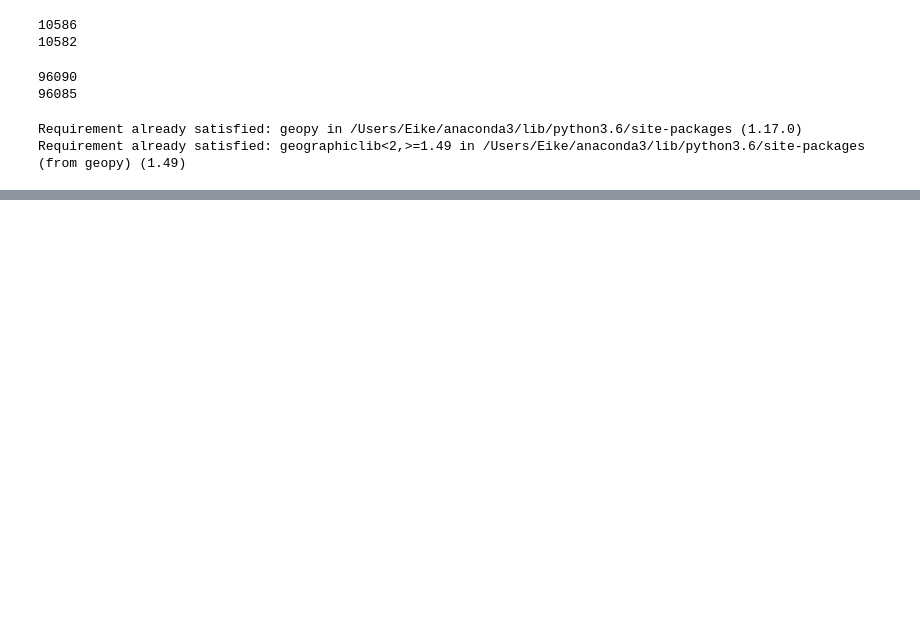
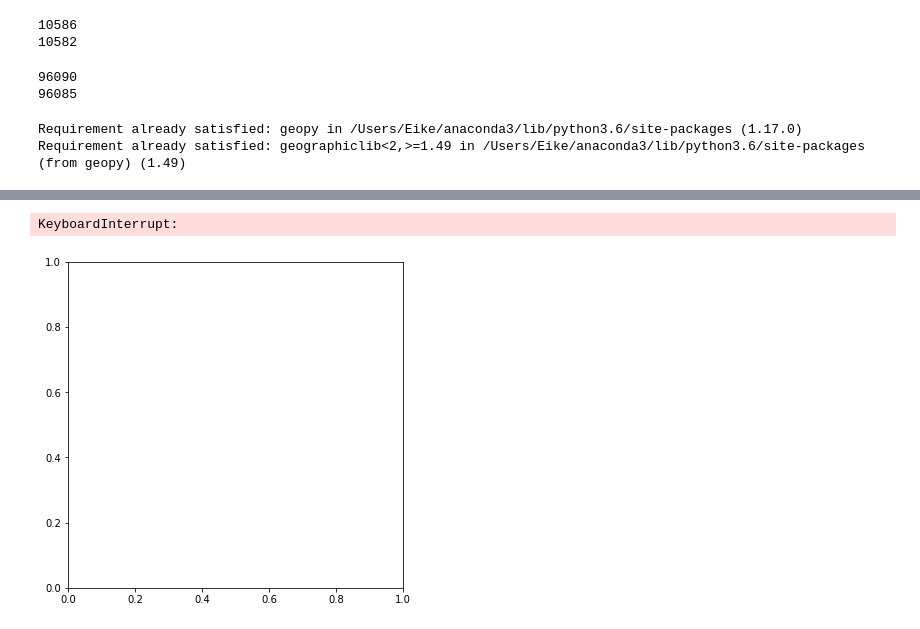
Before and after one commit to eikekutz/SocialGraphFinalProject, a Jupyter notebook: Part2-GeographicalNetwork.ipynb, the cells around one changed output, grey strips where cells are left out. Saved outputs shown, nothing was run; the diff lists cells and outputs as text; code cells hidden in the pictures; blank space fills up the shorter version.

Commit message:
geo graph improvemts and build of social network

```diff
--- a/Part2-GeographicalNetwork.ipynb
+++ b/Part2-GeographicalNetwork.ipynb
@@ -172,13 +173,23 @@ G = nx.MultiDiGraph()
 links = []
 user_id_unique=set(hosts['id'].tolist())
 G.add_nodes_from([(rows['name'],{'lat':rows['lat'],'lng':rows['lng']}) for idx,rows in cities.iterrows()])
-G.add_nodes_from([(rows['fromPublicAddressDescription'],{'lat':rows['lat'],'lng':rows['lng']}) for idx,rows in rev.iterrows() if rows['lat'] !='NaN' rows['lng']!='NaN')
-for idx,r in rev.iterrows():
+G.add_nodes_from([(rows['fromPublicAddressDescription'],{'lat':rows['lat'],'lng':rows['lng']}) for idx,rows in rev.iterrows() if rows['lat'] !='NaN' and rows['lng']!='NaN'])
+#for idx,r in rev.iterrows():
     #if r['from'] in hosts['id'].tolist() and r['to'] in hosts['id'].tolist():
-    if r['from'] in G.nodes().tolist()
-        if r['relationshipType']=='surf':
-            G.add_edge(hosts.loc[hosts['id']==r['from']]['city'].item(),hosts.loc[hosts['id']==r['to']]['city'].item())
-        if r['relationshipType']=='host':
-            G.add_edge(hosts.loc[hosts['id']==r['to']]['city'].item(),hosts.loc[hosts['id']==r['from']]['city'].item())
+    #if r['from'] in list(G.nodes()):
+    #    if r['relationshipType']=='surf':
+    #        #G.add_edge(hosts.loc[hosts['id']==r['from']]['city'].item(),hosts.loc[hosts['id']==r['to']]['city'].item())
+    #        G.add_edge()
+    #    if r['relationshipType']=='host':
+    #        G.add_edge(hosts.loc[hosts['id']==r['to']]['city'].item(),hosts.loc[hosts['id']==r['from']]['city'].item())
 #G.add_edges_from([(rows['to'],rows['from'])for index,rows in rev[['to','from','relationshipType']].iterrows() if rows['relationshipType']=='host' and G.has_node(rows['to']) and G.has_node(rows['from'])])
 #G.add_edges_from([(rows['from'],rows['to'])for index,rows in rev[['to','from','relationshipType']].iterrows() if rows['relationshipType']=='surf' and G.has_node(rows['to']) and G.has_node(rows['from'])])
+# %%
+fig, ax = plt.subplots(1, 1, figsize=(6, 6))
+nx.draw_networkx(G, ax=ax, node_size=5,
+                 font_size=6, alpha=.5,
+                 width=.5)
+ax.set_axis_off()
+# %% [output]
+KeyboardInterrupt:
+[figure, added]
```
Also changed, not shown: parts of 5 cells of this notebook.
